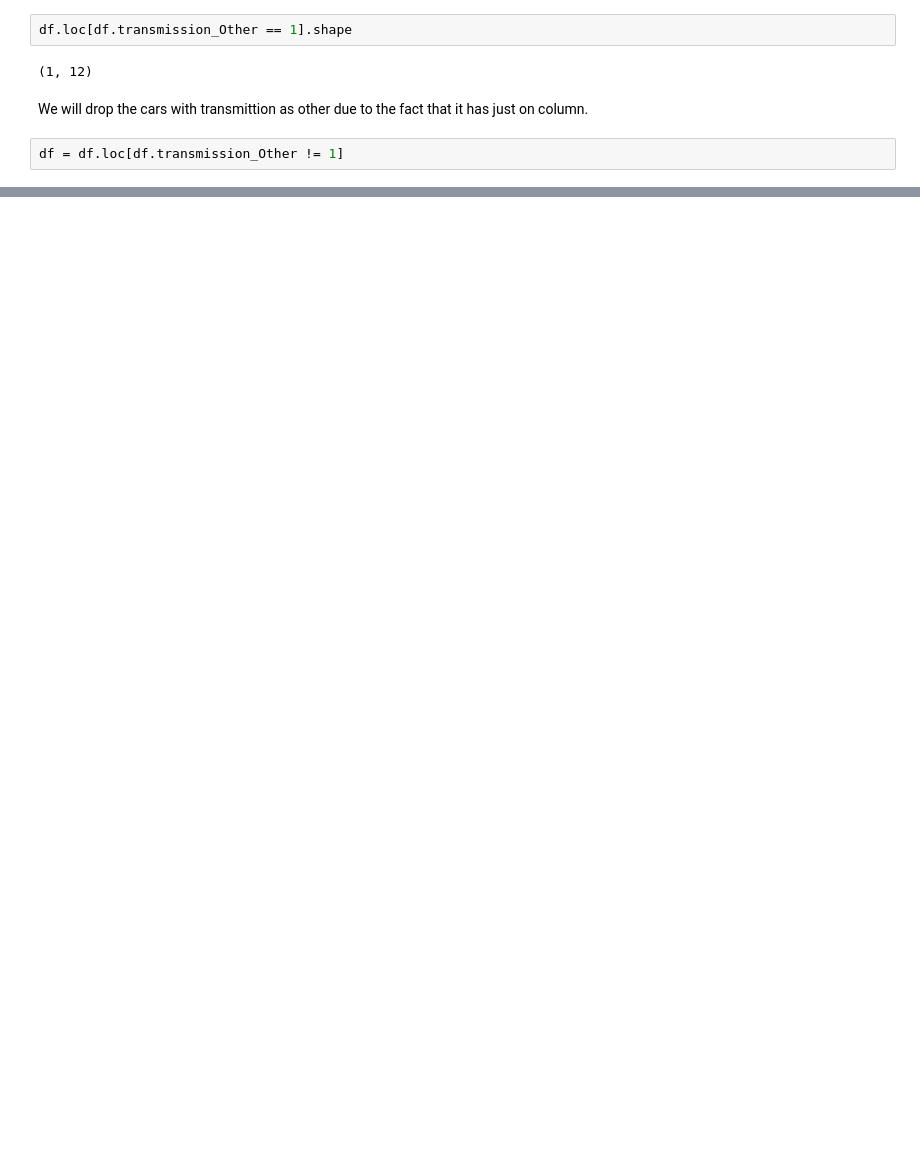
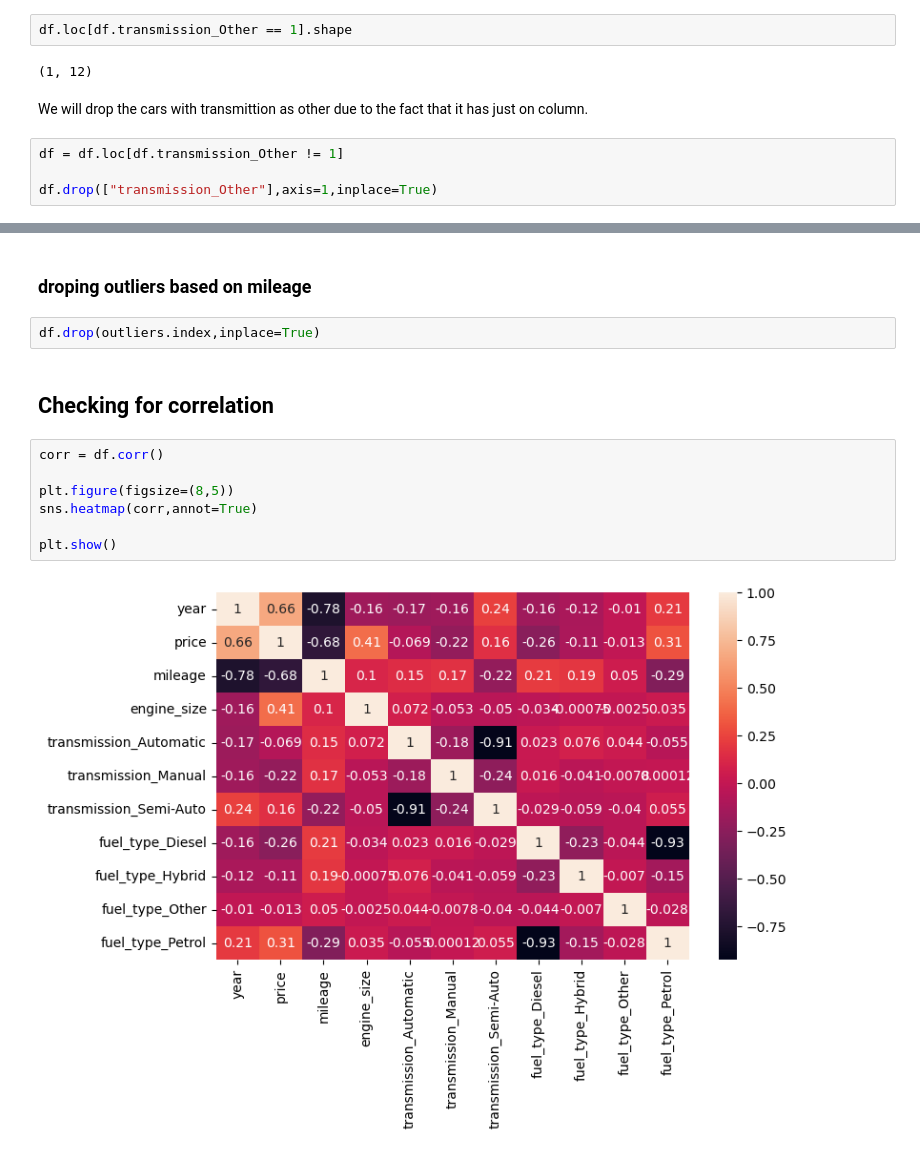
Before and after one commit to Shedinho20/Project01, a Jupyter notebook: Project01.ipynb, the cells around one changed output, grey strips where cells are left out. Saved outputs shown, nothing was run; the diff lists cells and outputs as text; blank space fills up the shorter version.

```diff
--- a/Project01.ipynb
+++ b/Project01.ipynb
@@ -423,3 +417,5 @@ df.loc[df.transmission_Other == 1].shape
 We will drop the cars with transmittion as other due to the fact that it has just on column.
 # %%
 df = df.loc[df.transmission_Other != 1]
+
+df.drop(["transmission_Other"],axis=1,inplace=True)
@@ -425,0 +444,15 @@ df = df.loc[df.transmission_Other != 1]
+# %% [markdown]
+### droping outliers based on mileage
+# %%
+df.drop(outliers.index,inplace=True)
+# %% [markdown]
+## Checking for correlation
+# %%
+corr = df.corr()
+
+plt.figure(figsize=(8,5))
+sns.heatmap(corr,annot=True)
+
+plt.show()
+# %% [output]
+[figure, added]
```
Also changed, not shown: parts of 41 cells of this notebook, 2 other files.
